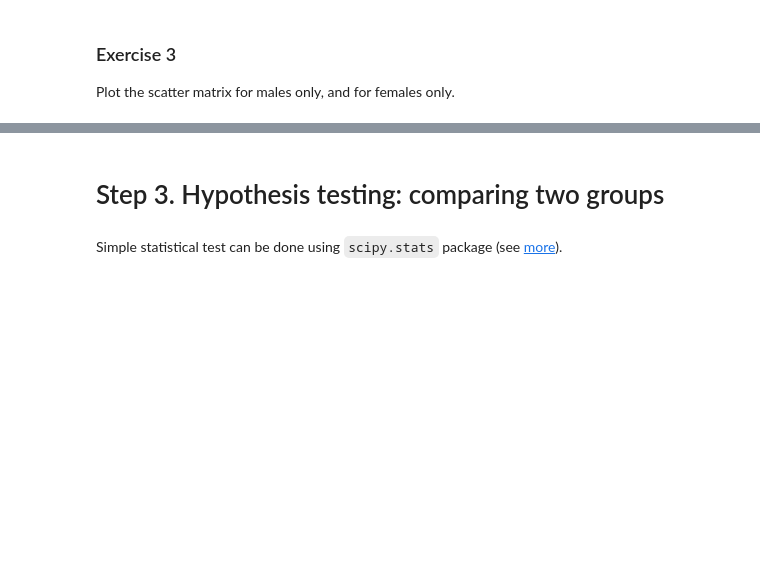
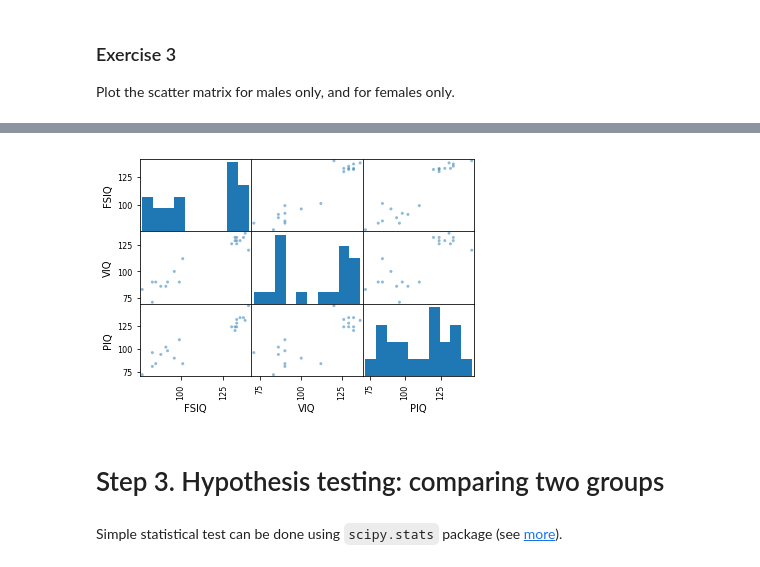
Before and after one commit to nomemm/advstat-labs, a Jupyter notebook: Lab01/Lab01.ipynb, the cells around one changed output, grey strips where cells are left out. Saved outputs shown, nothing was run; the diff lists cells and outputs as text; code cells hidden in the pictures; blank space fills up the shorter version.

```diff
--- a/Lab01/Lab01.ipynb
+++ b/Lab01/Lab01.ipynb
@@ -154,5 +258,9 @@ Plot the scatter matrix for males only, and for females only.
 # %%
 # scatter matrix for females
+pd.scatter_matrix(data[data['Gender'] == 'Female'][['FSIQ', 'VIQ', 'PIQ']])
+plt.show()
+# %% [output]
+[figure, added]
 # %% [markdown]
 # Step 3. Hypothesis testing: comparing two groups
 # %% [markdown]
```
Also changed, not shown: parts of 33 cells of this notebook.
